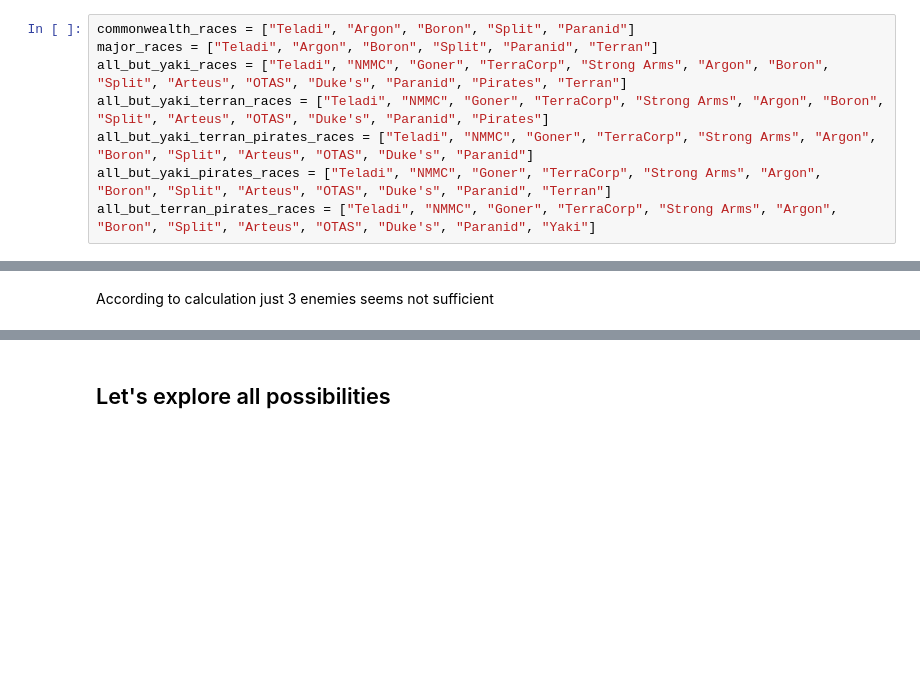
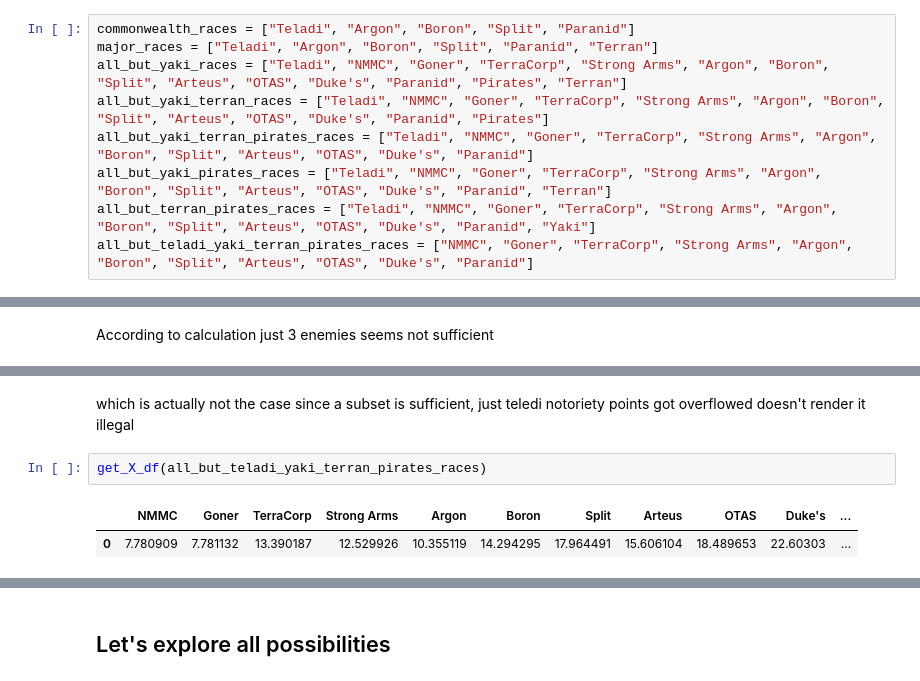
Before and after one commit to mkmark/X3FL-dynamic-relationships, a Jupyter notebook: X3FL-dynamic-relationships.ipynb, the cells around one changed output, grey strips where cells are left out. Cells and saved outputs as stored; diff of their text form; blank space fills up the shorter version.

```diff
--- a/X3FL-dynamic-relationships.ipynb
+++ b/X3FL-dynamic-relationships.ipynb
@@ -82,6 +86,7 @@ all_but_yaki_terran_races = ["Teladi", "NMMC", "Goner", "TerraCorp", "Strong Arm
 all_but_yaki_terran_pirates_races = ["Teladi", "NMMC", "Goner", "TerraCorp", "Strong Arms", "Argon", "Boron", "Split", "Arteus", "OTAS", "Duke's", "Paranid"]
 all_but_yaki_pirates_races = ["Teladi", "NMMC", "Goner", "TerraCorp", "Strong Arms", "Argon", "Boron", "Split", "Arteus", "OTAS", "Duke's", "Paranid", "Terran"]
 all_but_terran_pirates_races = ["Teladi", "NMMC", "Goner", "TerraCorp", "Strong Arms", "Argon", "Boron", "Split", "Arteus", "OTAS", "Duke's", "Paranid", "Yaki"]
+all_but_teladi_yaki_terran_pirates_races = ["NMMC", "Goner", "TerraCorp", "Strong Arms", "Argon", "Boron", "Split", "Arteus", "OTAS", "Duke's", "Paranid"]
 # %% [markdown]
 All commonwealth races, no problem
 # %%
@@ -112,0 +118,7 @@ get_X_df(all_but_yaki_terran_pirates_races)
+# %% [markdown]
+which is actually not the case since a subset is sufficient, just teledi notoriety points got overflowed doesn't render it illegal
+# %%
+get_X_df(all_but_teladi_yaki_terran_pirates_races)
+# %% [output]
+|  | NMMC | Goner | TerraCorp | Strong Arms | Argon | Boron | Split | Arteus | OTAS | Duke's | ... |
+| 0 | 7.780909 | 7.781132 | 13.390187 | 12.529926 | 10.355119 | 14.294295 | 17.964491 | 15.606104 | 18.489653 | 22.60303 | ... |
```
Also changed, not shown: parts of 22 cells of this notebook, 3 other files.
